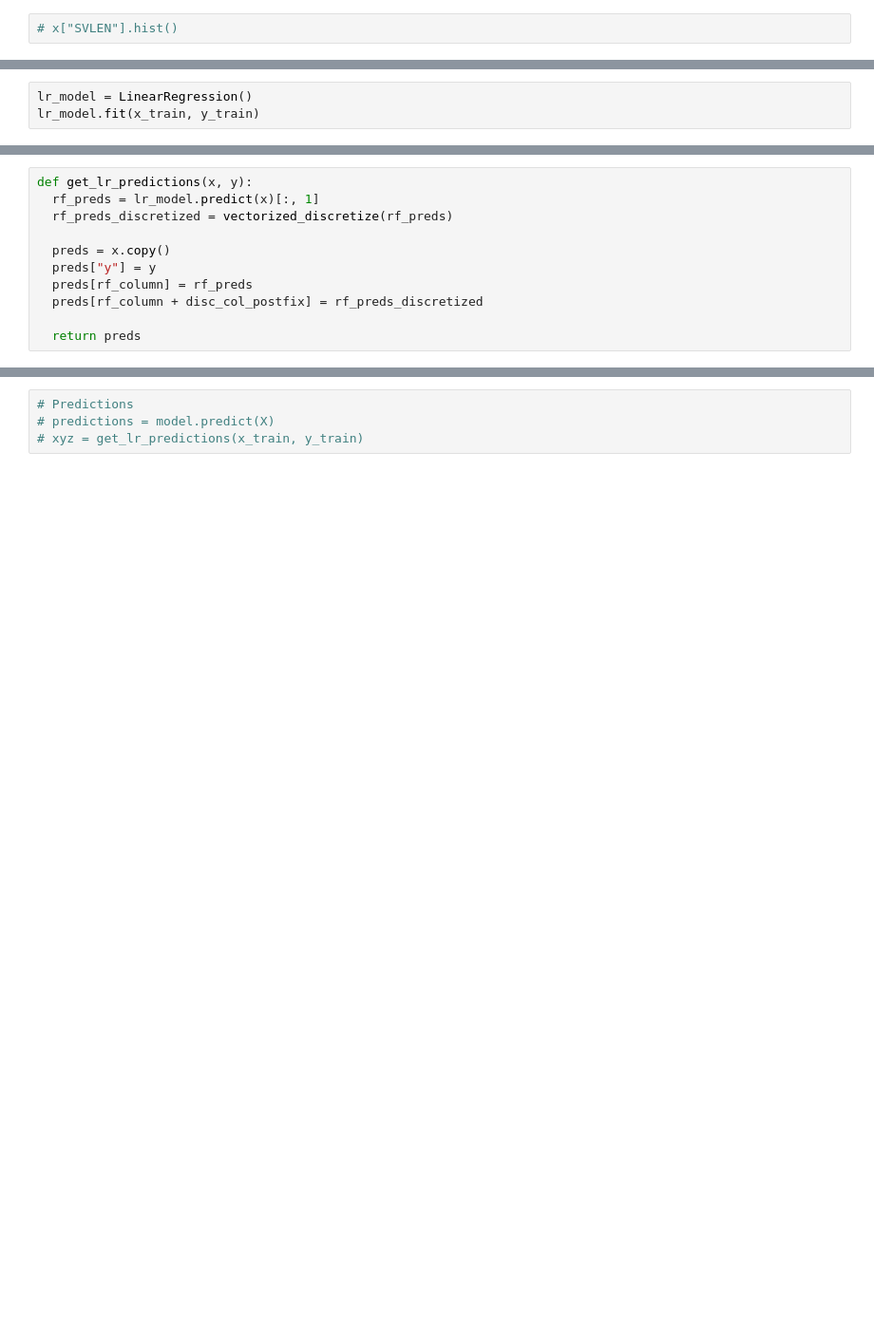
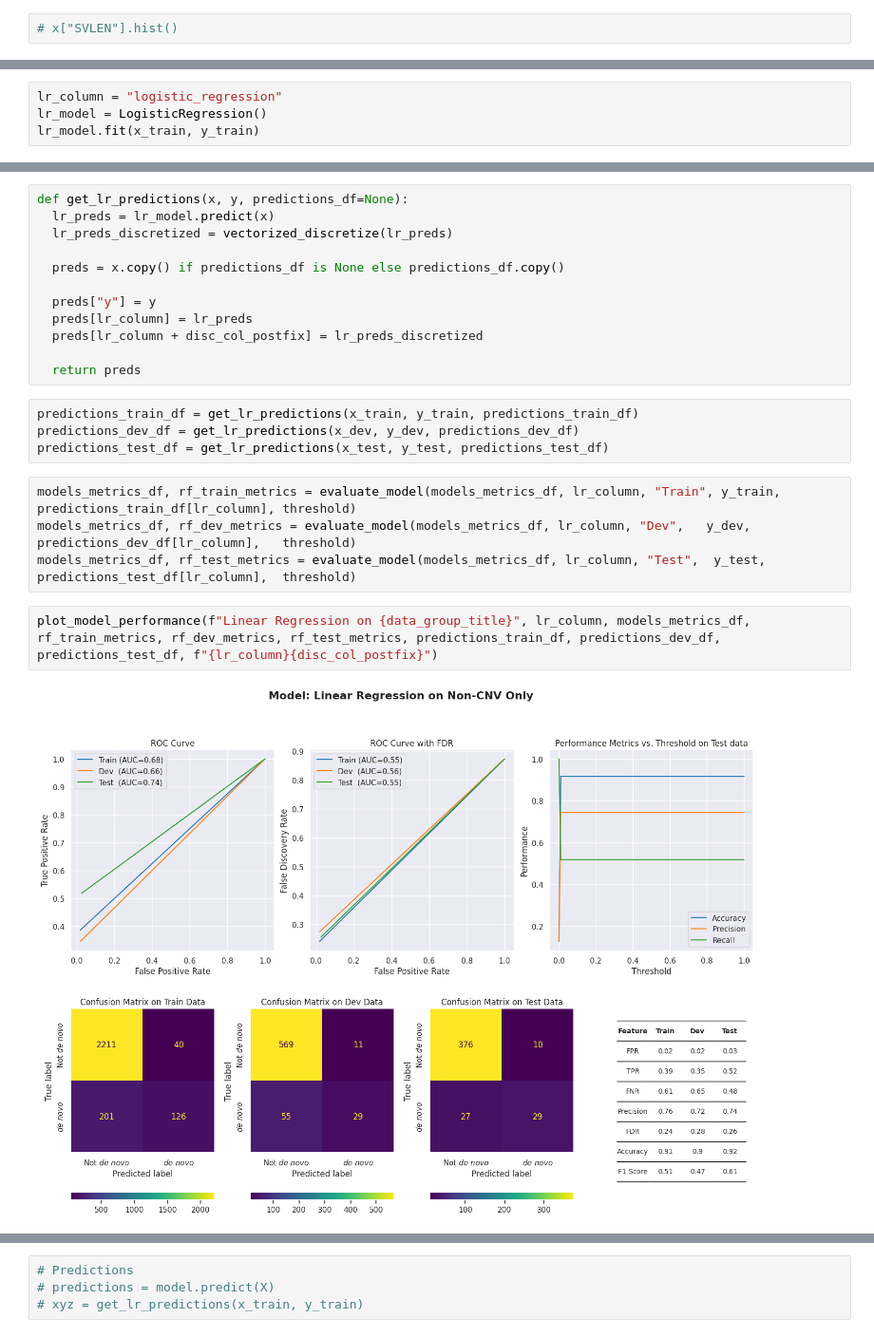
Before and after one commit to VJalili/denovo, a Jupyter notebook: denovo_model.ipynb, the cells around one changed output, grey strips where cells are left out. Shown at 95% size. Saved outputs shown, nothing was run; the diff lists cells and outputs as text; blank space fills up the shorter version.

```diff
--- a/denovo_model.ipynb
+++ b/denovo_model.ipynb
@@ -807,4 +799,5 @@ Text(0.5, 1.0, 'Feature Importance in Mean Decrease in Impurity (MDI) and Standa
 # %%
-lr_model = LinearRegression()
+lr_column = "logistic_regression"
+lr_model = LogisticRegression()
 lr_model.fit(x_train, y_train)
 # %% [output]
@@ -812,11 +816,24 @@ LinearRegression()
 # %%
-def get_lr_predictions(x, y):
-  rf_preds = lr_model.predict(x)[:, 1]
-  rf_preds_discretized = vectorized_discretize(rf_preds)
+def get_lr_predictions(x, y, predictions_df=None):
+  lr_preds = lr_model.predict(x)
+  lr_preds_discretized = vectorized_discretize(lr_preds)
 
-  preds = x.copy()
+  preds = x.copy() if predictions_df is None else predictions_df.copy()
+
   preds["y"] = y
-  preds[rf_column] = rf_preds
-  preds[rf_column + disc_col_postfix] = rf_preds_discretized
+  preds[lr_column] = lr_preds
+  preds[lr_column + disc_col_postfix] = lr_preds_discretized
 
   return preds
+# %%
+predictions_train_df = get_lr_predictions(x_train, y_train, predictions_train_df)
+predictions_dev_df = get_lr_predictions(x_dev, y_dev, predictions_dev_df)
+predictions_test_df = get_lr_predictions(x_test, y_test, predictions_test_df)
+# %%
+models_metrics_df, rf_train_metrics = evaluate_model(models_metrics_df, lr_column, "Train", y_train, predictions_train_df[lr_column], threshold)
+models_metrics_df, rf_dev_metrics = evaluate_model(models_metrics_df, lr_column, "Dev",   y_dev,   predictions_dev_df[lr_column],   threshold)
+models_metrics_df, rf_test_metrics = evaluate_model(models_metrics_df, lr_column, "Test",  y_test,  predictions_test_df[lr_column],  threshold)
+# %%
+plot_model_performance(f"Linear Regression on {data_group_title}", lr_column, models_metrics_df, rf_train_metrics, rf_dev_metrics, rf_test_metrics, predictions_train_df, predictions_dev_df, predictions_test_df, f"{lr_column}{disc_col_postfix}")
+# %% [output]
+[figure, added]
```
Also changed, not shown: parts of 12 cells of this notebook.
